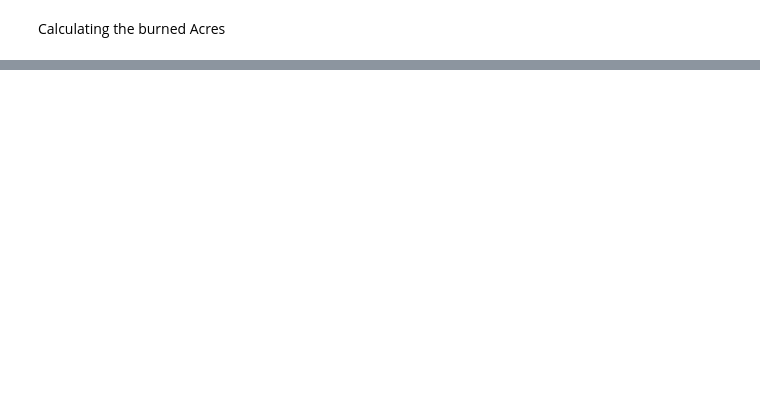
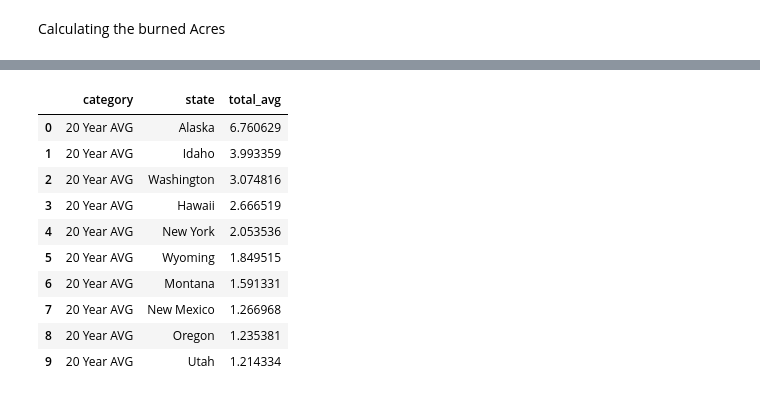
Before and after one commit to Pissane/Capstone_Project, a Jupyter notebook: fire_outlia&cleaning.ipynb, the cells around one changed output, grey strips where cells are left out. Drawn from its saved outputs; the diff is of its cells as text; code cells hidden in the pictures; blank space fills up the shorter version.

```diff
--- a/fire_outlia&cleaning.ipynb
+++ b/fire_outlia&cleaning.ipynb
@@ -287,0 +454,33 @@ create_df(wild_fire_df, 2015)
+# %%
+import pandas as pd
+def create_trend_df_avgburn(wildfire_df, input_year):
+
+  # Calculate 20 year averages
+  yearly_data = wildfire_df.groupby(['state_name', wildfire_df['combined_discovery_date'].dt.year]).agg({'burning_time':'sum', 'unique_id':'count'}).reset_index()
+
+  yearly_data['avg_burning_time'] = yearly_data['burning_time'] / yearly_data['unique_id']
+
+  state_avg = yearly_data.groupby('state_name')['avg_burning_time'].mean().sort_values(ascending=False).head(10)
+
+  # Output as numbers not lists
+  output = pd.DataFrame({
+    'category': ['20 Year AVG']*len(state_avg),
+    'state': state_avg.index,
+    'total_avg': state_avg.values
+  })
+
+  return output
+# %%
+create_trend_df_avgburn(wild_fire_df,2015)
+# %% [output]
+|  | category | state | total_avg |
+| 0 | 20 Year AVG | Alaska | 6.760629 |
+| 1 | 20 Year AVG | Idaho | 3.993359 |
+| 2 | 20 Year AVG | Washington | 3.074816 |
+| 3 | 20 Year AVG | Hawaii | 2.666519 |
+| 4 | 20 Year AVG | New York | 2.053536 |
+| 5 | 20 Year AVG | Wyoming | 1.849515 |
+| 6 | 20 Year AVG | Montana | 1.591331 |
+| 7 | 20 Year AVG | New Mexico | 1.266968 |
+| 8 | 20 Year AVG | Oregon | 1.235381 |
+| 9 | 20 Year AVG | Utah | 1.214334 |
```
Also changed, not shown: parts of 21 cells of this notebook.
